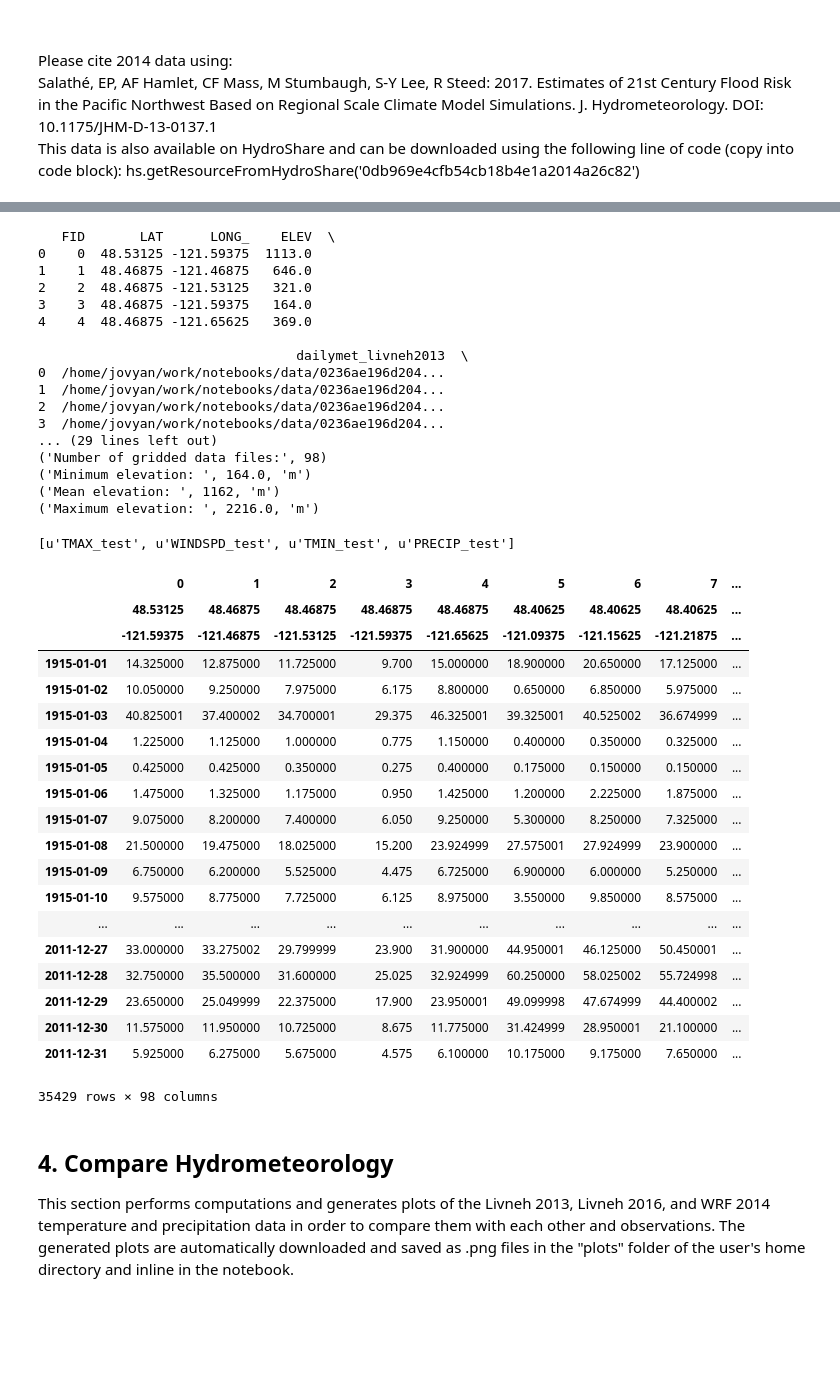
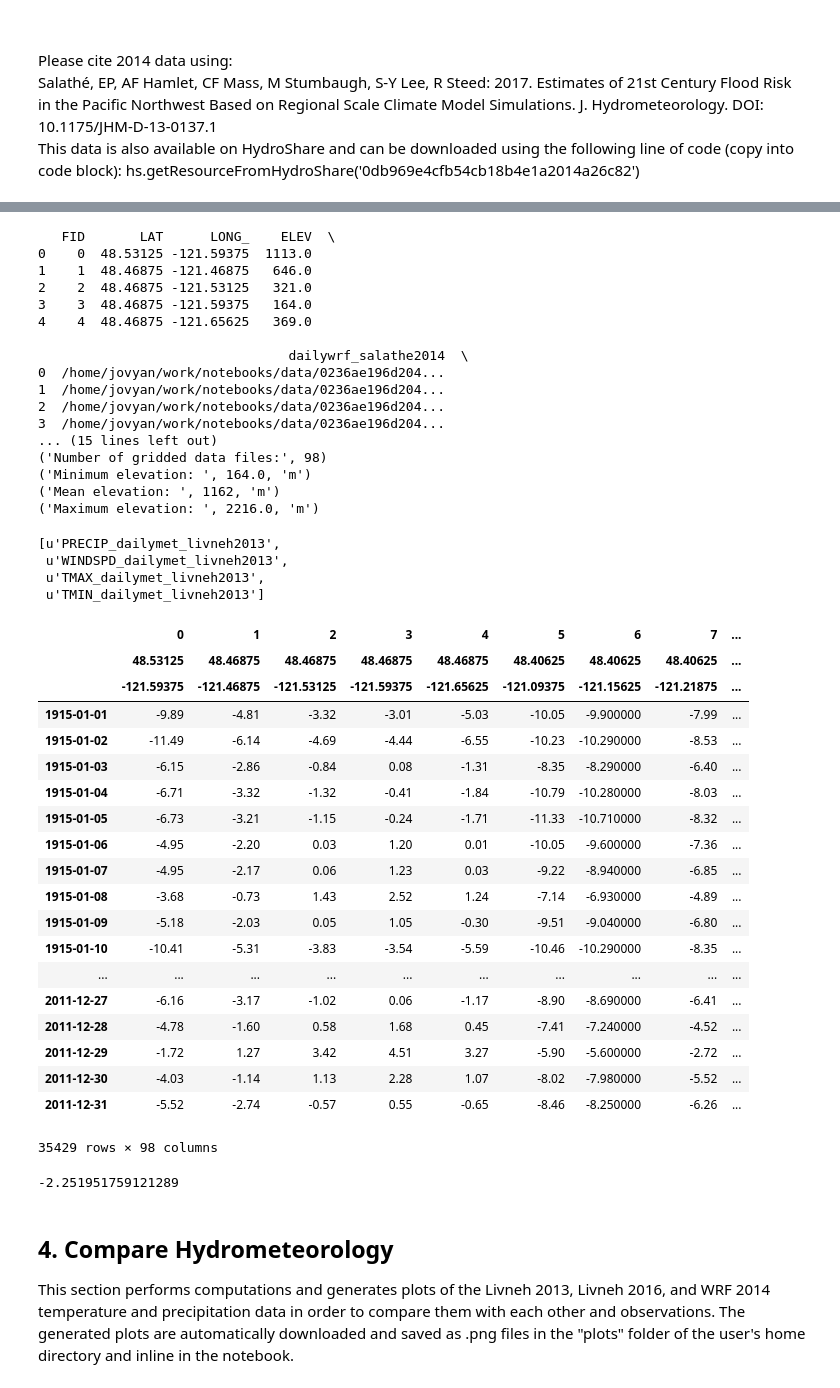
Before and after one commit to ChristinaB/Observatory-Draft, a Jupyter notebook: Observatory_Sauk_TreatGeoSelf.ipynb, the cells around one changed output, grey strips where cells are left out. Saved outputs shown, nothing was run; the diff lists cells and outputs as text; code cells hidden in the pictures; blank space fills up the shorter version.

Commit message:
updating the gridclim_dict function

```diff
--- a/Observatory_Sauk_TreatGeoSelf.ipynb
+++ b/Observatory_Sauk_TreatGeoSelf.ipynb
@@ -294,6 +282,6 @@ downloaded: data_47.90625_-121.40625
 # %%
 #ogh.renderPointsInShape(shapefile=shapefile, NAmer=NAmer, mappingfile=mappingfile, outfilepath='oghcat_Livneh_Salathe.png')
-map_df, nstations = ogh.mappingfileToDF(mappingfile)
+map_df, nstations = ogh.mappingfileToDF(mappingfile, colvar='all')
 # %% [output]
    FID       LAT      LONG_    ELEV  \
 0    0  48.53125 -121.59375  1113.0
@@ -302,12 +290,12 @@ map_df, nstations = ogh.mappingfileToDF(mappingfile)
 3    3  48.46875 -121.59375   164.0
 4    4  48.46875 -121.65625   369.0
 
-                                 dailymet_livneh2013  \
+                                dailywrf_salathe2014  \
 0  /home/jovyan/work/notebooks/data/0236ae196d204...
 1  /home/jovyan/work/notebooks/data/0236ae196d204...
 2  /home/jovyan/work/notebooks/data/0236ae196d204...
 3  /home/jovyan/work/notebooks/data/0236ae196d204...
-... (29 lines left out)
+... (15 lines left out)
 ('Number of gridded data files:', 98)
 ('Minimum elevation: ', 164.0, 'm')
 ('Mean elevation: ', 1162, 'm')
@@ -368,7 +356,7 @@ def generateVarTables(file_dict, gridclimname, dataset, metadata):
     metadata (dict) the dictionary that contains the metadata explanations; default is None
     """
     # combine the files into a pandas panel
-    panel = pd.Panel.from_dict(all_files)
+    panel = pd.Panel.from_dict(file_dict)
 
     # initiate output dictionary
     df_dict = dict()
@@ -378,10 +366,17 @@ def generateVarTables(file_dict, gridclimname, dataset, metadata):
         df_dict['_'.join([eachvar, gridclimname])] = panel.xs(key=eachvar, axis=2)
 
     return df_dict
+# %%
+import json
+with open('ogh_meta.json', 'r') as r:
+    metadict=json.load(r)
+    r.close()
 # %%
 # create list of dataframe
+dataset='dailymet_livneh2013'
+
 all_files = read_in_all_files(map_df=map_df,
-                              dataset='dailymet_livneh2013',
+                              dataset=dataset,
                               metadata=metadict,
                               file_start_date=None,
                               file_end_date=None,
@@ -391,34 +386,37 @@ all_files = read_in_all_files(map_df=map_df,
                               subset_end_date=None)
 
 obj = generateVarTables(file_dict=all_files,
-                        dataset='dailymet_livneh2013',
-                        gridclimname=gridclimname,
+                        dataset=dataset,
+                        gridclimname=dataset,
                         metadata=metadict)
 obj.keys()
 # %% [output]
-[u'TMAX_test', u'WINDSPD_test', u'TMIN_test', u'PRECIP_test']
+[u'PRECIP_dailymet_livneh2013',
+ u'WINDSPD_dailymet_livneh2013',
+ u'TMAX_dailymet_livneh2013',
+ u'TMIN_dailymet_livneh2013']
 # %%
-obj['PRECIP_dailymet_livneh2013']
+obj['TMIN_dailymet_livneh2013']
 # %% [output]
 |  | 0 | 1 | 2 | 3 | 4 | 5 | 6 | 7 | ... |
 |  | 48.53125 | 48.46875 | 48.46875 | 48.46875 | 48.46875 | 48.40625 | 48.40625 | 48.40625 | ... |
 |  | -121.59375 | -121.46875 | -121.53125 | -121.59375 | -121.65625 | -121.09375 | -121.15625 | -121.21875 | ... |
-| 1915-01-01 | 14.325000 | 12.875000 | 11.725000 | 9.700 | 15.000000 | 18.900000 | 20.650000 | 17.125000 | ... |
-| 1915-01-02 | 10.050000 | 9.250000 | 7.975000 | 6.175 | 8.800000 | 0.650000 | 6.850000 | 5.975000 | ... |
-| 1915-01-03 | 40.825001 | 37.400002 | 34.700001 | 29.375 | 46.325001 | 39.325001 | 40.525002 | 36.674999 | ... |
-| 1915-01-04 | 1.225000 | 1.125000 | 1.000000 | 0.775 | 1.150000 | 0.400000 | 0.350000 | 0.325000 | ... |
-| 1915-01-05 | 0.425000 | 0.425000 | 0.350000 | 0.275 | 0.400000 | 0.175000 | 0.150000 | 0.150000 | ... |
-| 1915-01-06 | 1.475000 | 1.325000 | 1.175000 | 0.950 | 1.425000 | 1.200000 | 2.225000 | 1.875000 | ... |
-| 1915-01-07 | 9.075000 | 8.200000 | 7.400000 | 6.050 | 9.250000 | 5.300000 | 8.250000 | 7.325000 | ... |
-| 1915-01-08 | 21.500000 | 19.475000 | 18.025000 | 15.200 | 23.924999 | 27.575001 | 27.924999 | 23.900000 | ... |
-| 1915-01-09 | 6.750000 | 6.200000 | 5.525000 | 4.475 | 6.725000 | 6.900000 | 6.000000 | 5.250000 | ... |
-| 1915-01-10 | 9.575000 | 8.775000 | 7.725000 | 6.125 | 8.975000 | 3.550000 | 9.850000 | 8.575000 | ... |
+| 1915-01-01 | -9.89 | -4.81 | -3.32 | -3.01 | -5.03 | -10.05 | -9.900000 | -7.99 | ... |
+| 1915-01-02 | -11.49 | -6.14 | -4.69 | -4.44 | -6.55 | -10.23 | -10.290000 | -8.53 | ... |
+| 1915-01-03 | -6.15 | -2.86 | -0.84 | 0.08 | -1.31 | -8.35 | -8.290000 | -6.40 | ... |
+| 1915-01-04 | -6.71 | -3.32 | -1.32 | -0.41 | -1.84 | -10.79 | -10.280000 | -8.03 | ... |
+| 1915-01-05 | -6.73 | -3.21 | -1.15 | -0.24 | -1.71 | -11.33 | -10.710000 | -8.32 | ... |
+| 1915-01-06 | -4.95 | -2.20 | 0.03 | 1.20 | 0.01 | -10.05 | -9.600000 | -7.36 | ... |
+| 1915-01-07 | -4.95 | -2.17 | 0.06 | 1.23 | 0.03 | -9.22 | -8.940000 | -6.85 | ... |
+| 1915-01-08 | -3.68 | -0.73 | 1.43 | 2.52 | 1.24 | -7.14 | -6.930000 | -4.89 | ... |
+| 1915-01-09 | -5.18 | -2.03 | 0.05 | 1.05 | -0.30 | -9.51 | -9.040000 | -6.80 | ... |
+| 1915-01-10 | -10.41 | -5.31 | -3.83 | -3.54 | -5.59 | -10.46 | -10.290000 | -8.35 | ... |
 | ... | ... | ... | ... | ... | ... | ... | ... | ... | ... |
-| 2011-12-27 | 33.000000 | 33.275002 | 29.799999 | 23.900 | 31.900000 | 44.950001 | 46.125000 | 50.450001 | ... |
-| 2011-12-28 | 32.750000 | 35.500000 | 31.600000 | 25.025 | 32.924999 | 60.250000 | 58.025002 | 55.724998 | ... |
-| 2011-12-29 | 23.650000 | 25.049999 | 22.375000 | 17.900 | 23.950001 | 49.099998 | 47.674999 | 44.400002 | ... |
-| 2011-12-30 | 11.575000 | 11.950000 | 10.725000 | 8.675 | 11.775000 | 31.424999 | 28.950001 | 21.100000 | ... |
-| 2011-12-31 | 5.925000 | 6.275000 | 5.675000 | 4.575 | 6.100000 | 10.175000 | 9.175000 | 7.650000 | ... |
+| 2011-12-27 | -6.16 | -3.17 | -1.02 | 0.06 | -1.17 | -8.90 | -8.690000 | -6.41 | ... |
+| 2011-12-28 | -4.78 | -1.60 | 0.58 | 1.68 | 0.45 | -7.41 | -7.240000 | -4.52 | ... |
+| 2011-12-29 | -1.72 | 1.27 | 3.42 | 4.51 | 3.27 | -5.90 | -5.600000 | -2.72 | ... |
+| 2011-12-30 | -4.03 | -1.14 | 1.13 | 2.28 | 1.07 | -8.02 | -7.980000 | -5.52 | ... |
+| 2011-12-31 | -5.52 | -2.74 | -0.57 | 0.55 | -0.65 | -8.46 | -8.250000 | -6.26 | ... |
 35429 rows × 98 columns
 # %%
 def mappingfileToDF(mappingfile, colvar='all'):
@@ -488,0 +450,6 @@ def aggregate_space_time_average(VarTable, n_stations, elev_min_station, elev_mi
+# %%
+vardaily = obj['TMIN_dailymet_livneh2013']
+
+vardaily.mean(axis=1).mean(axis=0)
+# %% [output]
+-2.251951759121289
```
Also changed, not shown: parts of 15 cells of this notebook, 1 other file.
